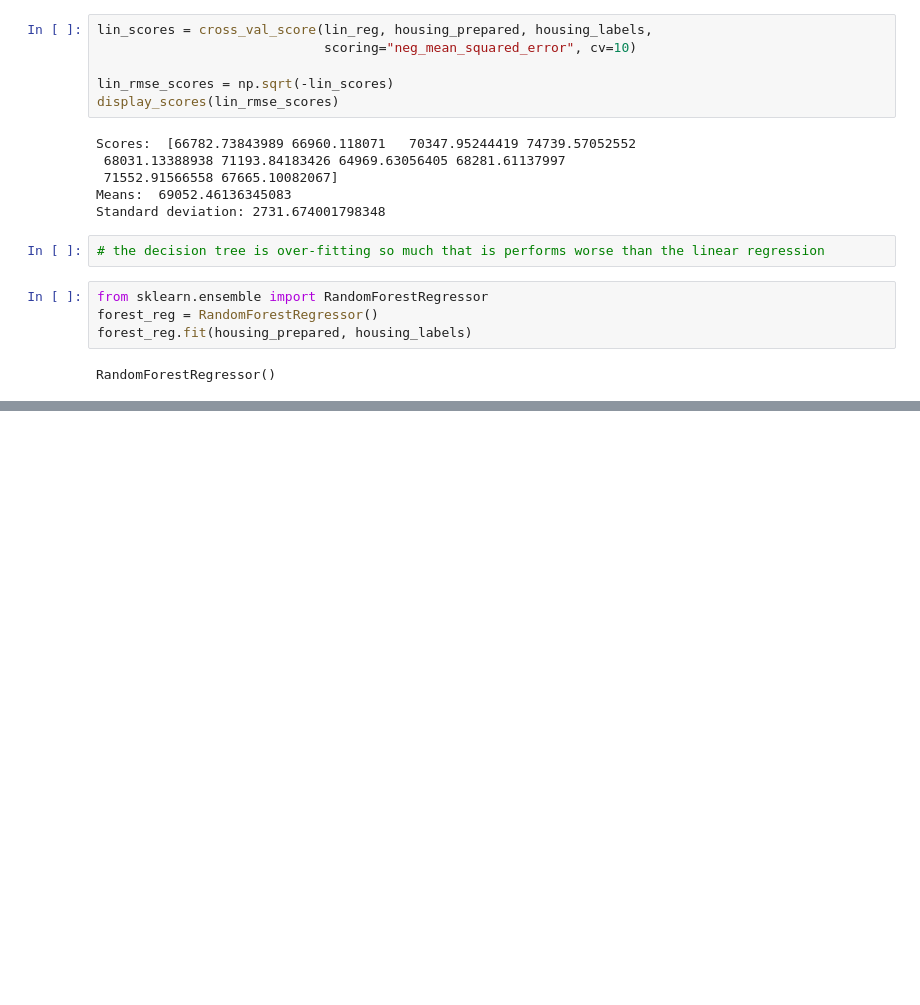
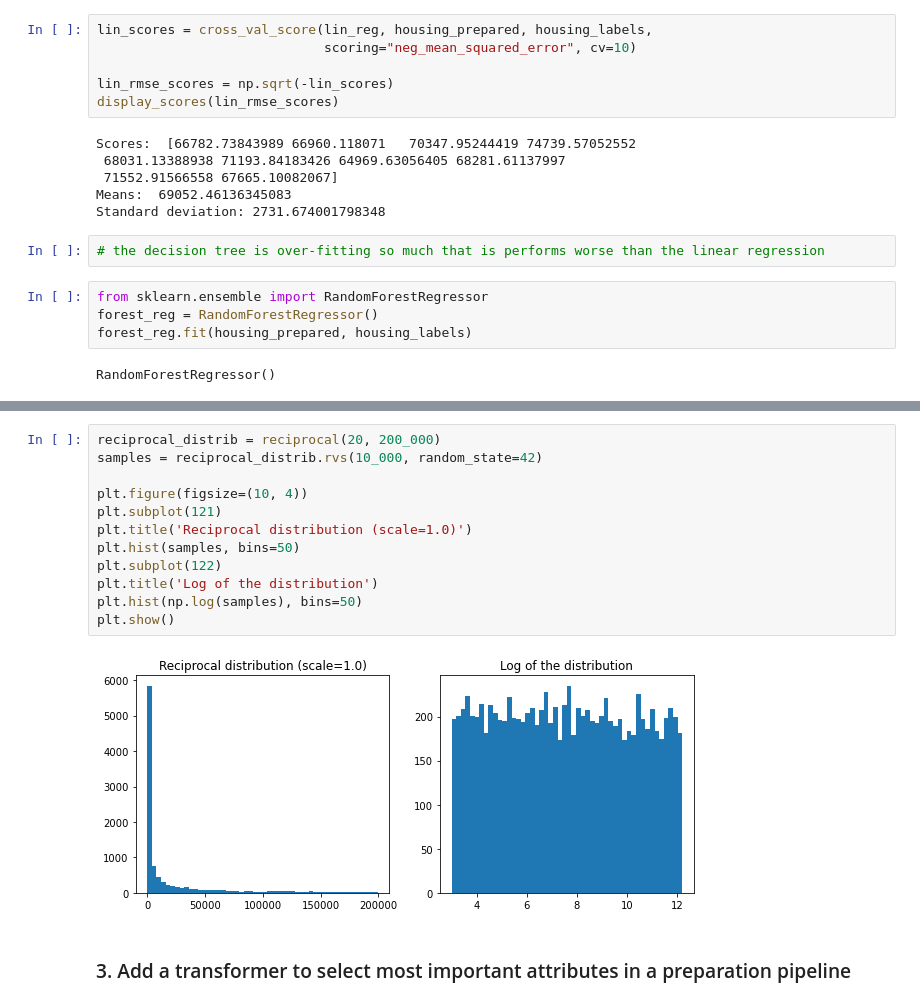
Before and after one commit to ShivanS93/HandOnMachineLearning, a Jupyter notebook: Chapter2/Chapter2.ipynb, the cells around one changed output, grey strips where cells are left out. Saved outputs shown, nothing was run; the diff lists cells and outputs as text; blank space fills up the shorter version.

```diff
--- a/Chapter2/Chapter2.ipynb
+++ b/Chapter2/Chapter2.ipynb
@@ -531,0 +782,16 @@ NameError: name 'my_model' is not defined
+# %%
+reciprocal_distrib = reciprocal(20, 200_000)
+samples = reciprocal_distrib.rvs(10_000, random_state=42)
+
+plt.figure(figsize=(10, 4))
+plt.subplot(121)
+plt.title('Reciprocal distribution (scale=1.0)')
+plt.hist(samples, bins=50)
+plt.subplot(122)
+plt.title('Log of the distribution')
+plt.hist(np.log(samples), bins=50)
+plt.show()
+# %% [output]
+[figure, added]
+# %% [markdown]
+### 3. Add a transformer to select most important attributes in a preparation pipeline
```
Also changed, not shown: parts of 38 cells of this notebook, 1 other file.
